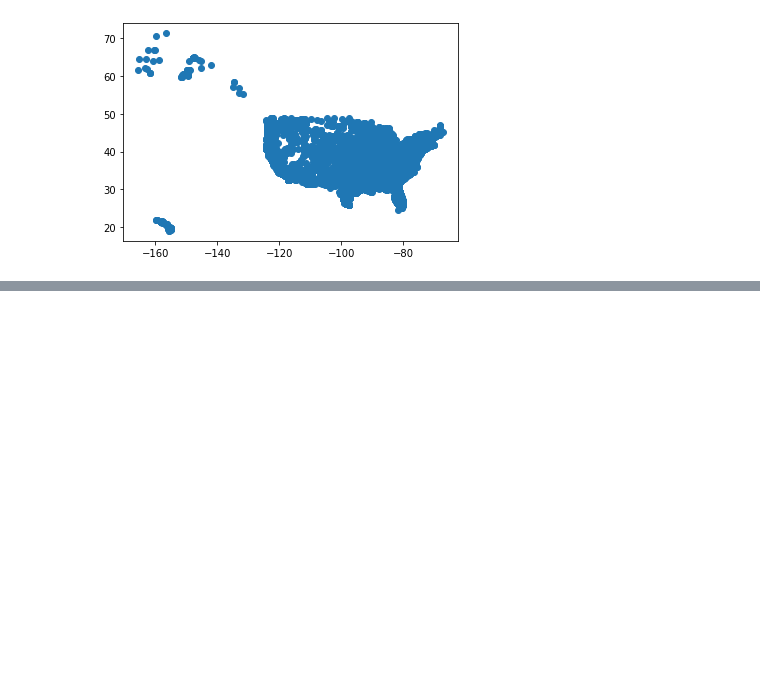
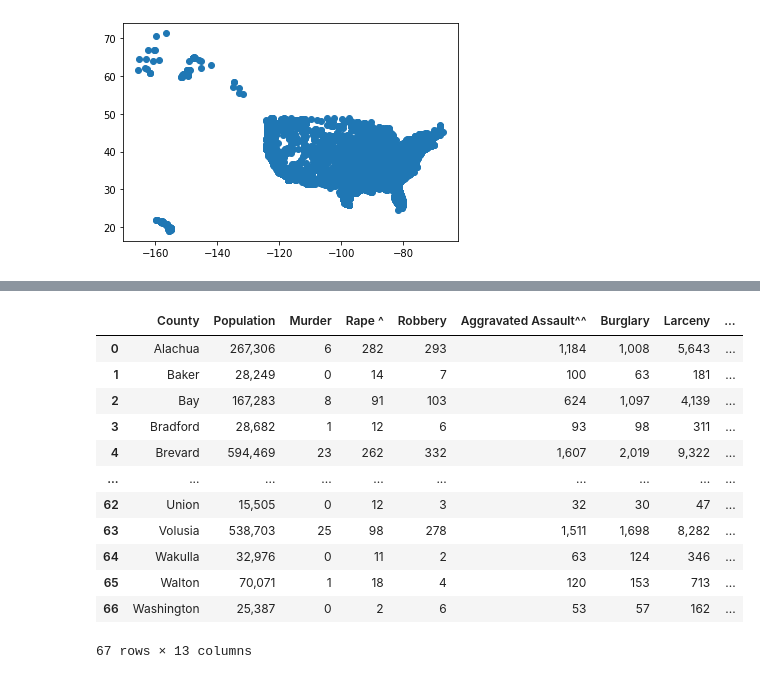
Before and after one commit to nhuquynhle22/Crime_Rates_vs_City_Budgets, a Jupyter notebook: crime_rates.ipynb, the cells around one changed output, grey strips where cells are left out. Drawn from its saved outputs; the diff is of its cells as text; code cells hidden in the pictures; blank space fills up the shorter version.

```diff
--- a/crime_rates.ipynb
+++ b/crime_rates.ipynb
@@ -170,2 +174,19 @@ crime_df
+# %%
+crime_df = pd.read_csv('Resources/county_crime_rate.csv')
+crime_df
+# %% [output]
+|  | County | Population | Murder | Rape ^ | Robbery | Aggravated Assault^^ | Burglary | Larceny | ... |
+| 0 | Alachua | 267,306 | 6 | 282 | 293 | 1,184 | 1,008 | 5,643 | ... |
+| 1 | Baker | 28,249 | 0 | 14 | 7 | 100 | 63 | 181 | ... |
+| 2 | Bay | 167,283 | 8 | 91 | 103 | 624 | 1,097 | 4,139 | ... |
+| 3 | Bradford | 28,682 | 1 | 12 | 6 | 93 | 98 | 311 | ... |
+| 4 | Brevard | 594,469 | 23 | 262 | 332 | 1,607 | 2,019 | 9,322 | ... |
+| ... | ... | ... | ... | ... | ... | ... | ... | ... | ... |
+| 62 | Union | 15,505 | 0 | 12 | 3 | 32 | 30 | 47 | ... |
+| 63 | Volusia | 538,703 | 25 | 98 | 278 | 1,511 | 1,698 | 8,282 | ... |
+| 64 | Wakulla | 32,976 | 0 | 11 | 2 | 63 | 124 | 346 | ... |
+| 65 | Walton | 70,071 | 1 | 18 | 4 | 120 | 153 | 713 | ... |
+| 66 | Washington | 25,387 | 0 | 2 | 6 | 53 | 57 | 162 | ... |
+67 rows × 13 columns
 # %%
 from config import db_password
```
Also changed, not shown: parts of 5 cells of this notebook, 2 other files.
